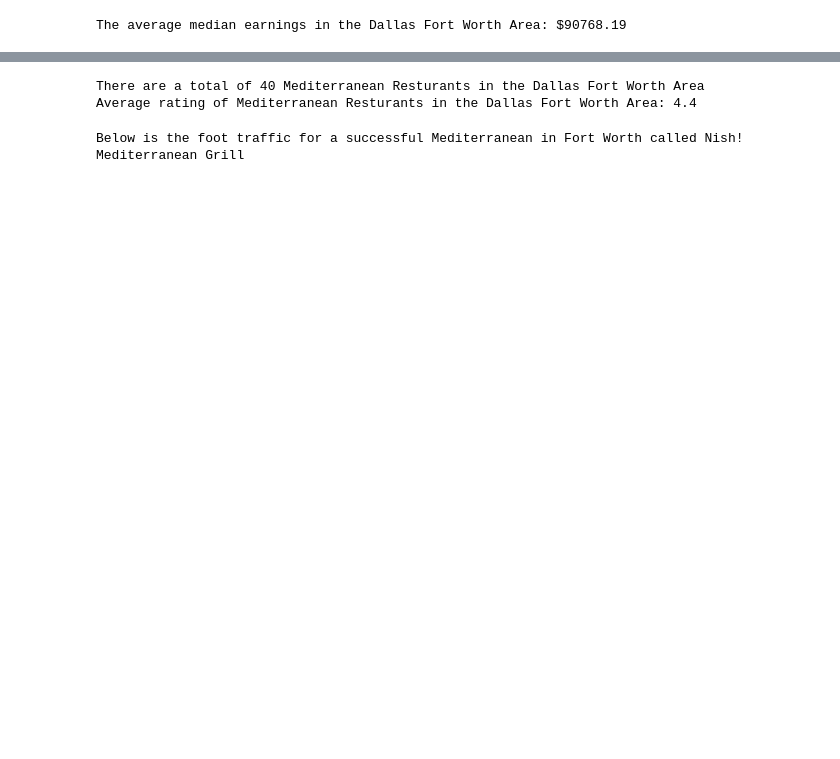
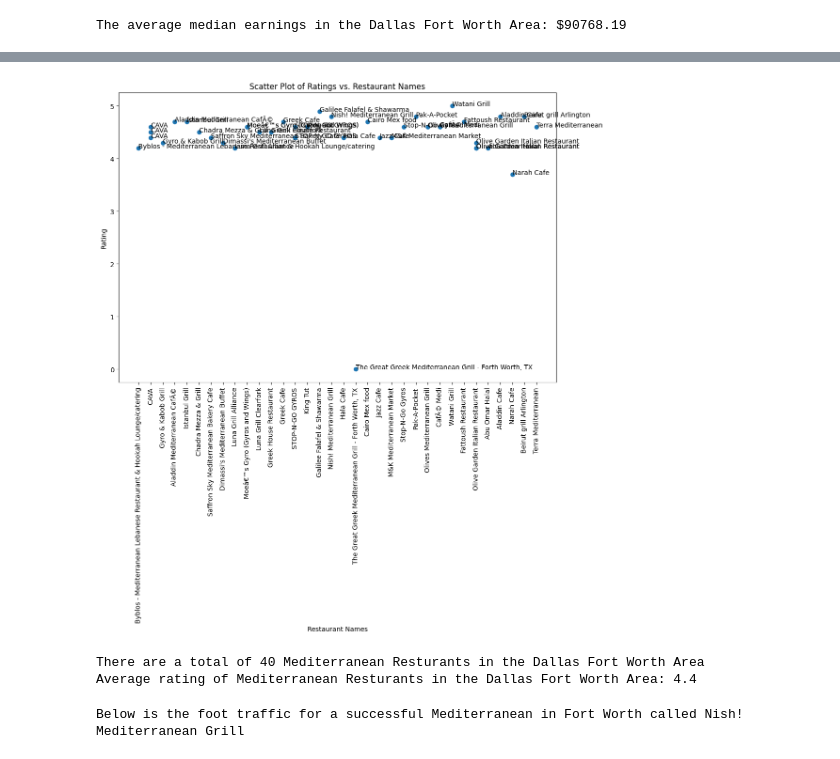
Before and after one commit to Zzzain24/Mediterranean-Restaurant-DFW, a Jupyter notebook: MediterraneanRestaurantDFW.ipynb, the cells around one changed output, grey strips where cells are left out. Saved outputs shown, nothing was run; the diff lists cells and outputs as text; code cells hidden in the pictures; blank space fills up the shorter version.

```diff
--- a/MediterraneanRestaurantDFW.ipynb
+++ b/MediterraneanRestaurantDFW.ipynb
@@ -106,3 +86,25 @@ df.head(20)
+# %%
+import matplotlib.pyplot as plt
+
+# Assuming 'Restaurant' is the column containing restaurant names and 'Rating' is the column containing ratings
+restaurant_names = df['Name']
+ratings = df['Rating']
+
+# Plotting the scatter plot
+plt.figure(figsize=(12, 8))
+plt.scatter(restaurant_names, ratings)
+
+# Adding labels to the data points
+for i, txt in enumerate(restaurant_names):
+    plt.annotate(txt, (restaurant_names[i], ratings[i]))
+
+plt.xlabel('Restaurant Names')
+plt.ylabel('Rating')
+plt.title('Scatter Plot of Ratings vs. Restaurant Names')
+plt.xticks(rotation=90)  # Rotate x-axis labels for better readability if necessary
+plt.show()
+# %% [output]
+[figure, added]
 # %%
 avg_rating = df["Rating"].mean()
 print("There are a total of 40 Mediterranean Resturants in the Dallas Fort Worth Area")
```
Also changed, not shown: parts of 6 cells of this notebook.
